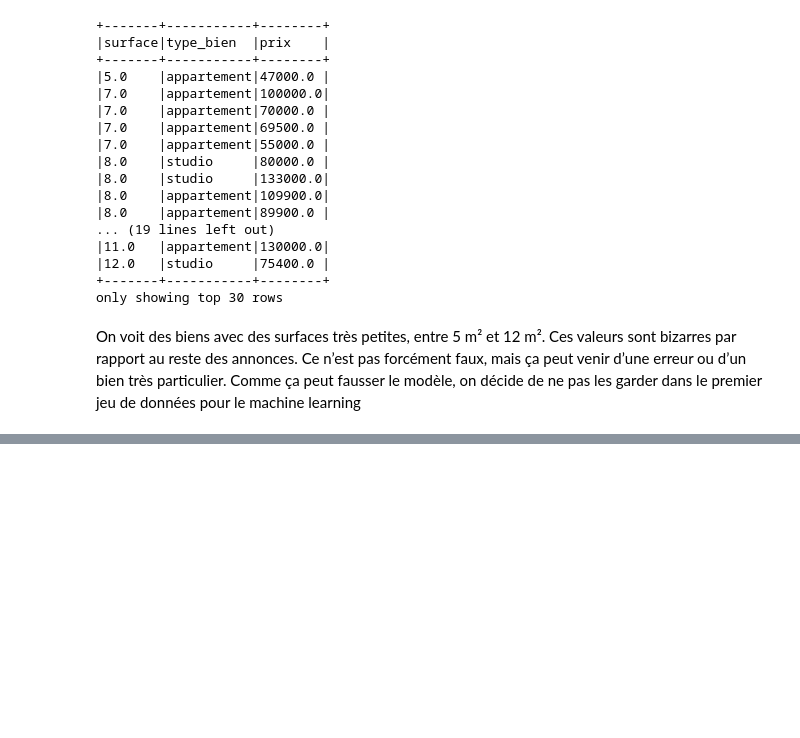
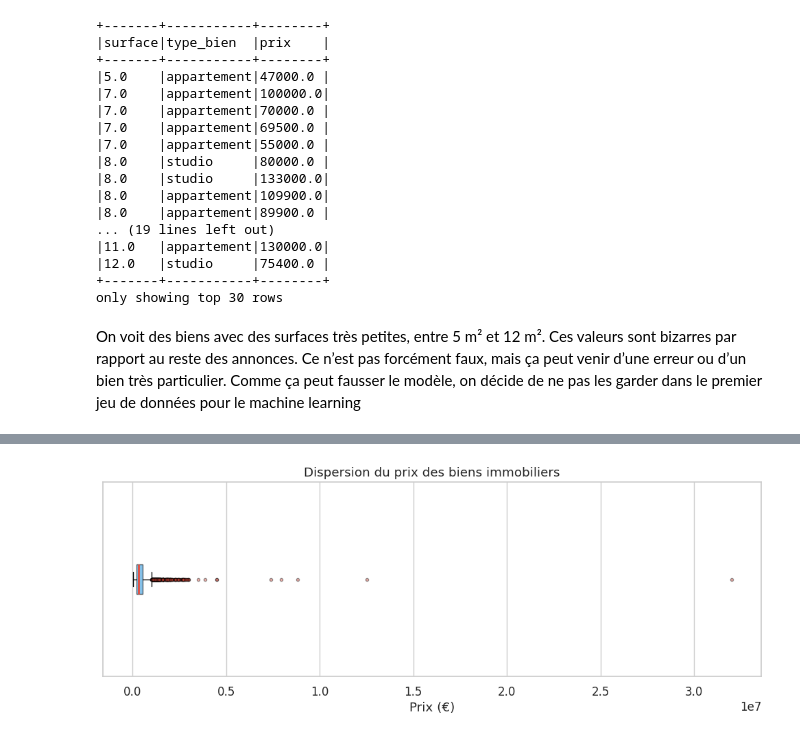
Before and after one commit to AlexisJohnson-data/bigdata-immobilier, a Jupyter notebook: projet/notebooks/04_modelisation.ipynb, the cells around one changed output, grey strips where cells are left out. Saved outputs shown, nothing was run; the diff lists cells and outputs as text; code cells hidden in the pictures; blank space fills up the shorter version.

```diff
--- a/projet/notebooks/04_modelisation.ipynb
+++ b/projet/notebooks/04_modelisation.ipynb
@@ -132,0 +201,10 @@ df = df.filter(F.col("surface") >= 12)
+# %%
+fig, ax = plt.subplots(figsize=(10, 4))
+ax.boxplot(prix_pd['prix'].dropna(), vert=False, patch_artist=True, boxprops=dict(facecolor='#3498db', alpha=0.6), medianprops=dict(color='#e74c3c', linewidth=2), flierprops=dict(marker='o', markerfacecolor='#e74c3c', markersize=3, alpha=0.4))
+ax.set_xlabel('Prix (€)')
+ax.set_title('Dispersion du prix des biens immobiliers')
+ax.yaxis.set_visible(False)
+plt.tight_layout()
+plt.show()
+# %% [output]
+[figure, added]
```
Also changed, not shown: parts of 19 cells of this notebook.
